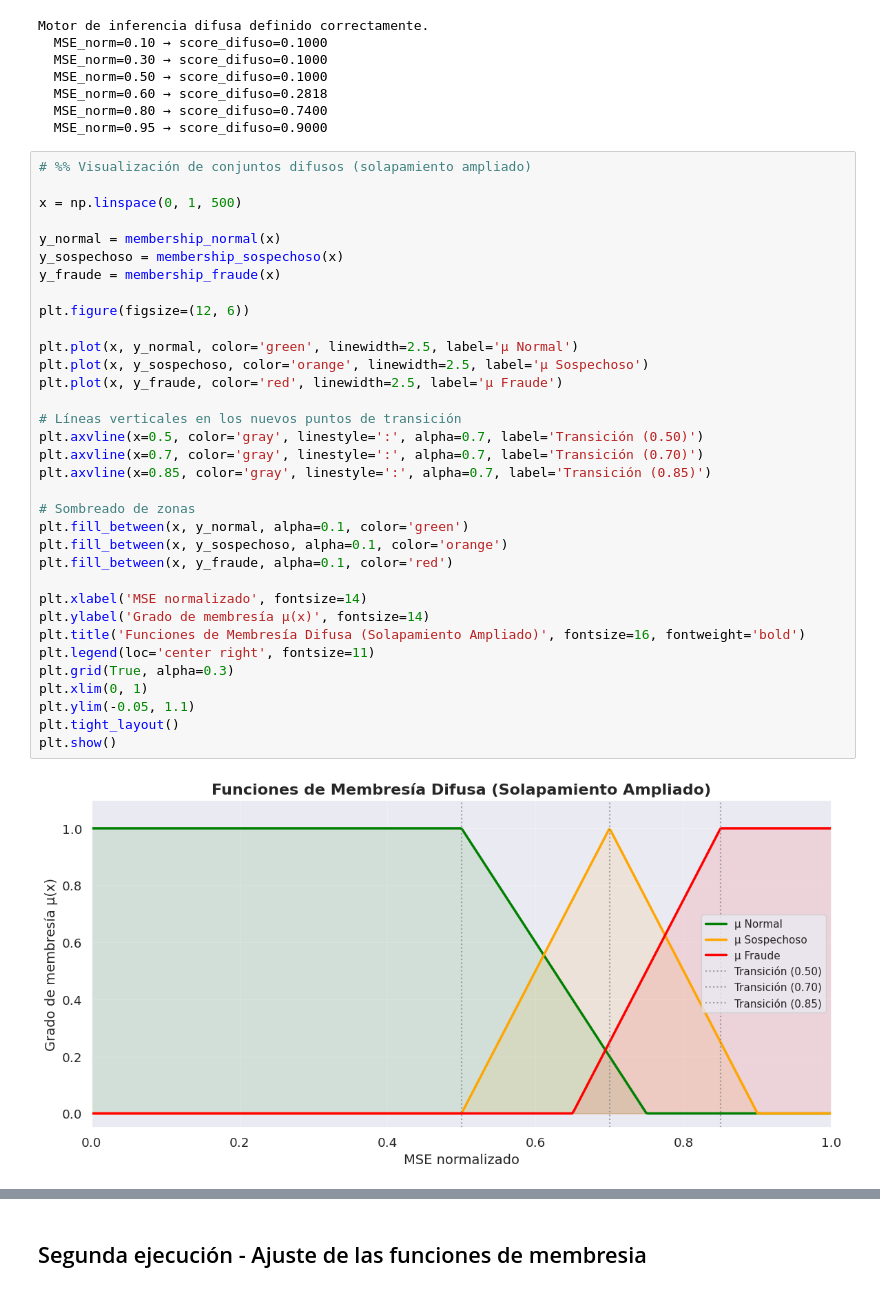
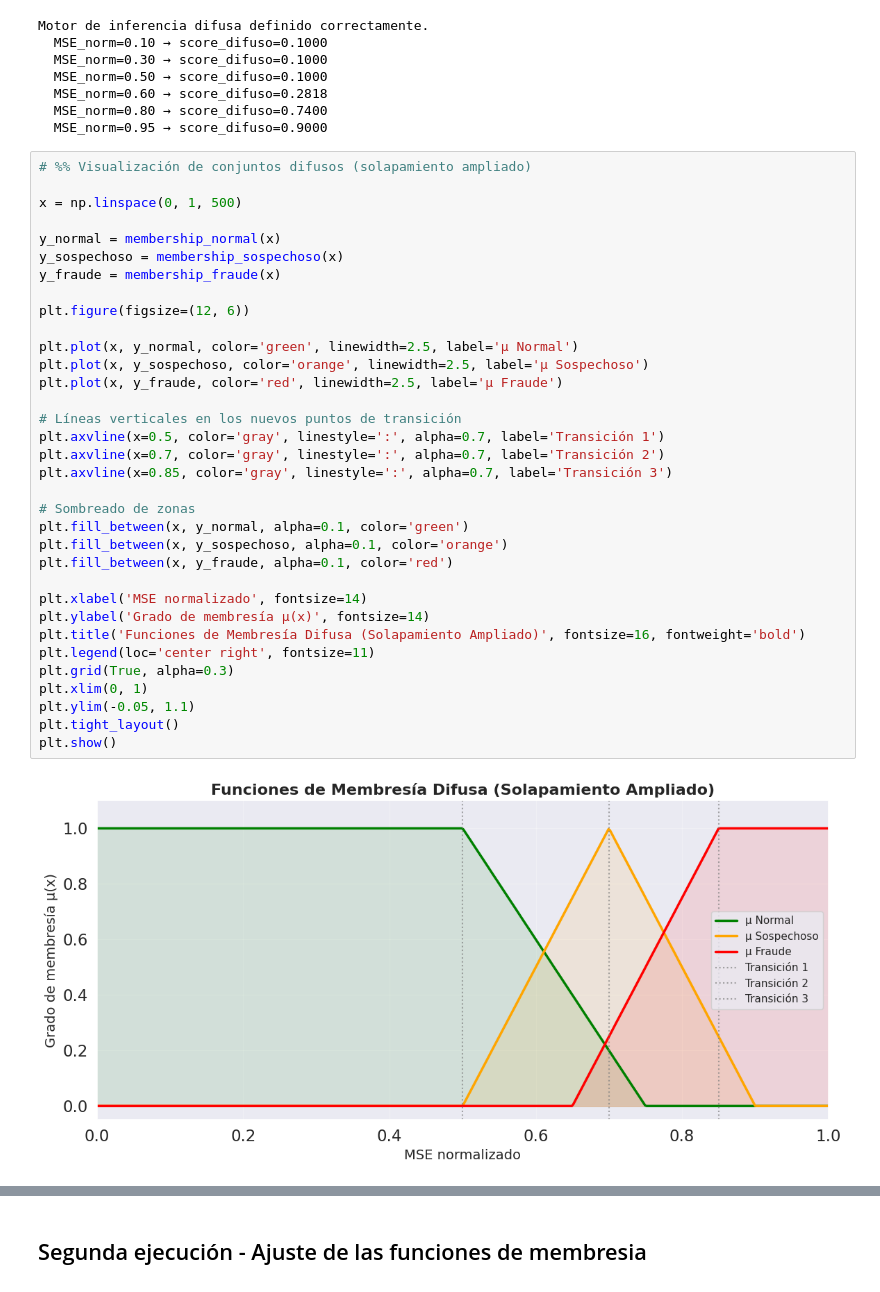
Before and after one commit to Garnica1999/CreditCardFraudDetectionML, a Jupyter notebook: CreditCardFraud.ipynb, the cells around one changed output, grey strips where cells are left out. Drawn from its saved outputs; the diff is of its cells as text.

Commit message:
Modified plots

```diff
--- a/CreditCardFraud.ipynb
+++ b/CreditCardFraud.ipynb
@@ -1730,37 +1730,37 @@ Motor de inferencia difusa definido correctamente.
 
 x = np.linspace(0, 1, 500)
 
 y_normal = membership_normal(x)
 y_sospechoso = membership_sospechoso(x)
 y_fraude = membership_fraude(x)
 
 plt.figure(figsize=(12, 6))
 
 plt.plot(x, y_normal, color='green', linewidth=2.5, label='μ Normal')
 plt.plot(x, y_sospechoso, color='orange', linewidth=2.5, label='μ Sospechoso')
 plt.plot(x, y_fraude, color='red', linewidth=2.5, label='μ Fraude')
 
 # Líneas verticales en los nuevos puntos de transición
-plt.axvline(x=0.5, color='gray', linestyle=':', alpha=0.7, label='Transición (0.50)')
-plt.axvline(x=0.7, color='gray', linestyle=':', alpha=0.7, label='Transición (0.70)')
-plt.axvline(x=0.85, color='gray', linestyle=':', alpha=0.7, label='Transición (0.85)')
+plt.axvline(x=0.5, color='gray', linestyle=':', alpha=0.7, label='Transición 1')
+plt.axvline(x=0.7, color='gray', linestyle=':', alpha=0.7, label='Transición 2')
+plt.axvline(x=0.85, color='gray', linestyle=':', alpha=0.7, label='Transición 3')
 
 # Sombreado de zonas
 plt.fill_between(x, y_normal, alpha=0.1, color='green')
 plt.fill_between(x, y_sospechoso, alpha=0.1, color='orange')
 plt.fill_between(x, y_fraude, alpha=0.1, color='red')
 
 plt.xlabel('MSE normalizado', fontsize=14)
 plt.ylabel('Grado de membresía μ(x)', fontsize=14)
 plt.title('Funciones de Membresía Difusa (Solapamiento Ampliado)', fontsize=16, fontweight='bold')
 plt.legend(loc='center right', fontsize=11)
 plt.grid(True, alpha=0.3)
 plt.xlim(0, 1)
 plt.ylim(-0.05, 1.1)
 plt.tight_layout()
 plt.show()
 # %% [output]
-[figure, old version]
+[figure, new version]
 # %%
 # %% Evaluación y comparación
 
```
Also changed, not shown: parts of 5 cells of this notebook.
